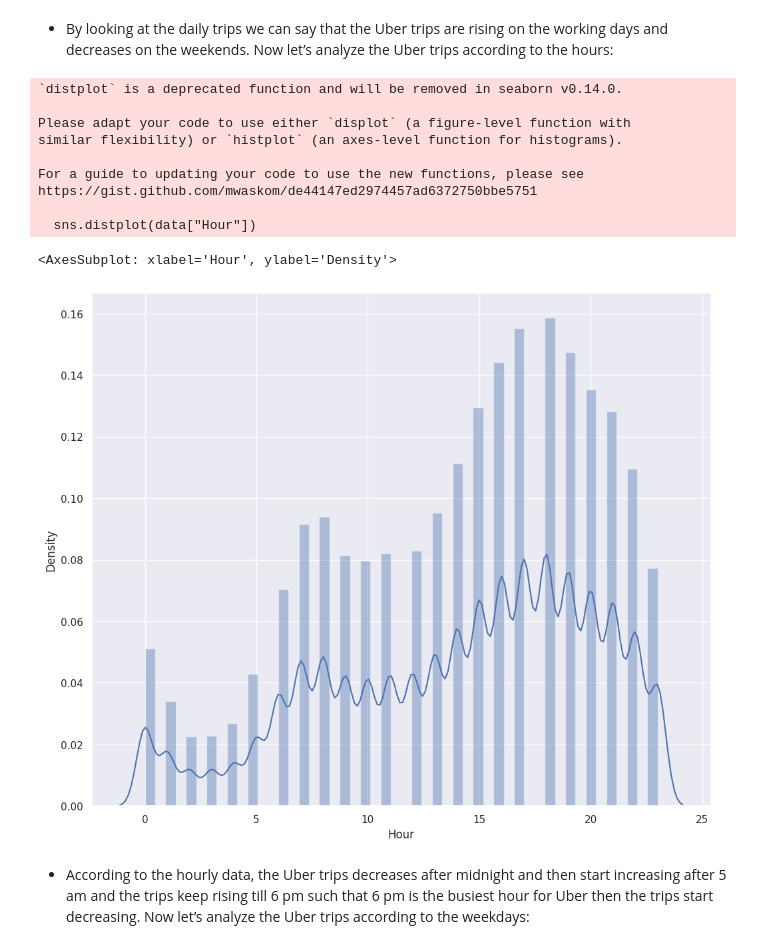
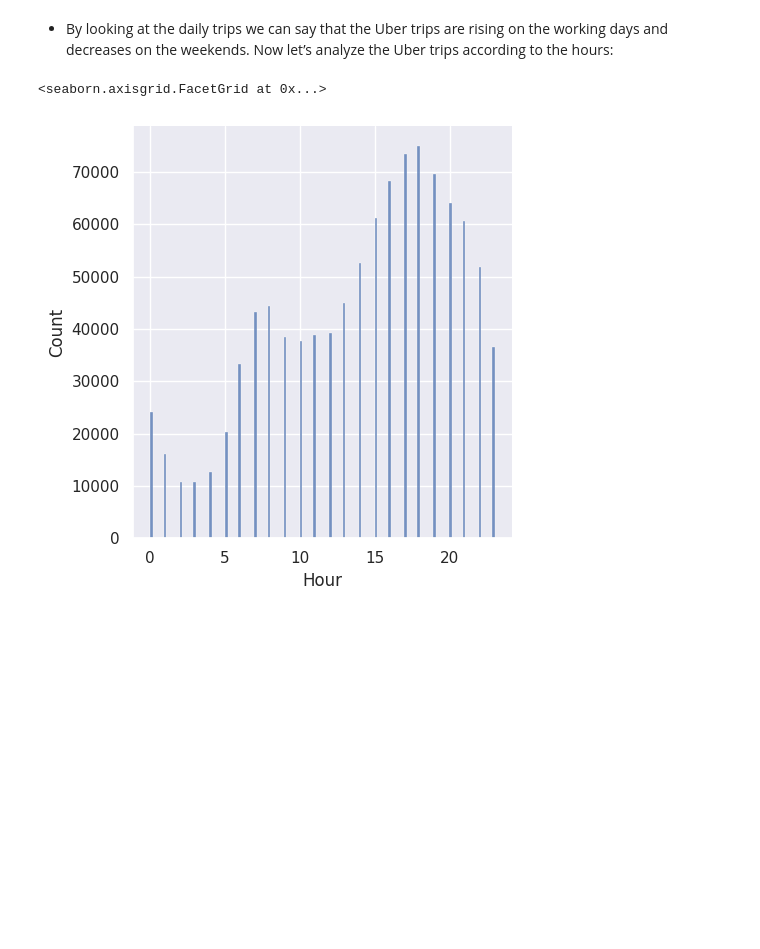
Before and after one commit to AmirMotefaker/Uber-Trips-Analysis, a Jupyter notebook: uber-trips-analysis.ipynb, the cells around one changed output. Saved outputs shown, nothing was run; the diff lists cells and outputs as text; code cells hidden in the pictures; blank space fills up the shorter version.

Commit message:
Kaggle Notebook | Uber Trips Analysis | Version 18

```diff
--- a/uber-trips-analysis.ipynb
+++ b/uber-trips-analysis.ipynb
@@ -74,19 +73,7 @@ https://gist.github.com/mwaskom/de44147ed2974457ad6372750bbe5751
 # %% [markdown]
 - By looking at the daily trips we can say that the Uber trips are rising on the working days and decreases on the weekends. Now let’s analyze the Uber trips according to the hours:
 # %%
-#sns.displot(data["Hour"])
-sns.distplot(data["Hour"])
+sns.displot(data["Hour"])
 # %% [output]
-`distplot` is a deprecated function and will be removed in seaborn v0.14.0.
-
-Please adapt your code to use either `displot` (a figure-level function with
-similar flexibility) or `histplot` (an axes-level function for histograms).
-
-For a guide to updating your code to use the new functions, please see
-https://gist.github.com/mwaskom/de44147ed2974457ad6372750bbe5751
-
-  sns.distplot(data["Hour"])
+<seaborn.axisgrid.FacetGrid at 0x...>
-<AxesSubplot: xlabel='Hour', ylabel='Density'>
-[figure, old version]
+[figure, new version]
-# %% [markdown]
-- According to the hourly data, the Uber trips decreases after midnight and then start increasing after 5 am and the trips keep rising till 6 pm such that 6 pm is the busiest hour for Uber then the trips start decreasing. Now let’s analyze the Uber trips according to the weekdays:
```
Also changed, not shown: parts of 5 cells of this notebook.
